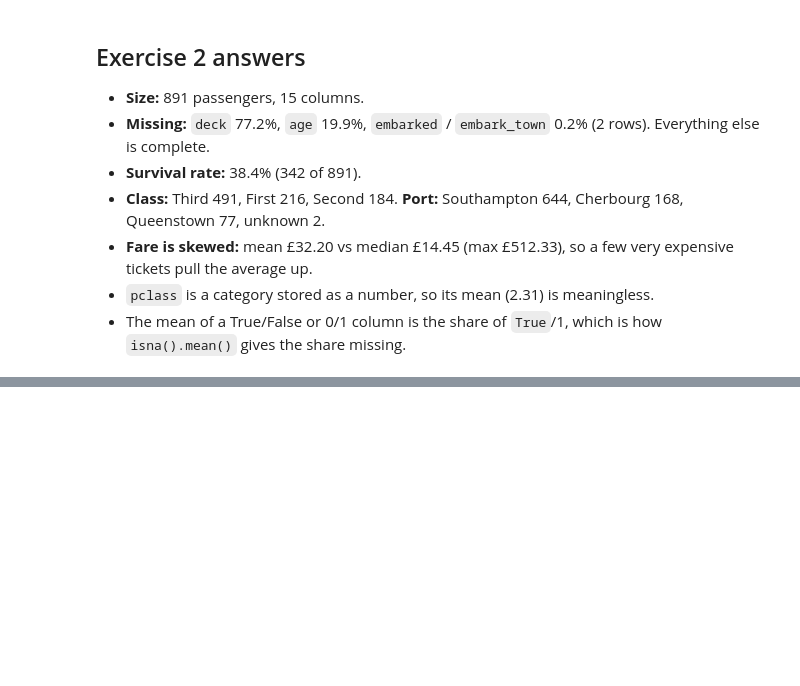
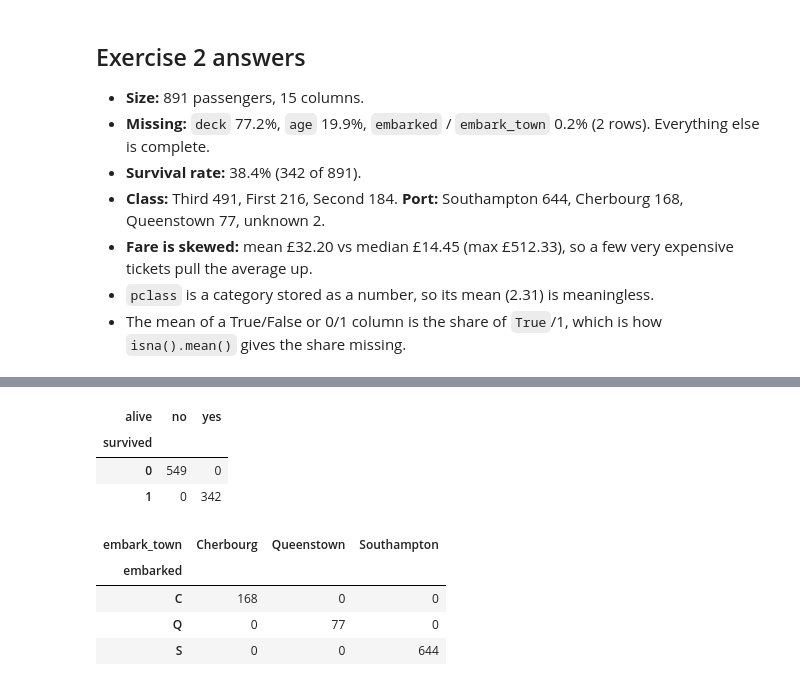
Before and after one commit to adam-c4d/pythonllm-practise, a Jupyter notebook: 02_data/titanic_eda.ipynb, the cells around one changed output, grey strips where cells are left out. Cells and saved outputs as stored; diff of their text form; code cells hidden in the pictures; blank space fills up the shorter version.

```diff
--- a/02_data/titanic_eda.ipynb
+++ b/02_data/titanic_eda.ipynb
@@ -129,0 +131,13 @@ Name: count, dtype: int64
+# %%
+display(pd.crosstab(df_raw["survived"], df_raw["alive"]))
+display(pd.crosstab(df_raw["embarked"], df_raw["embark_town"]))
+# %% [output]
+| alive | no | yes |
+| survived |  |  |
+| 0 | 549 | 0 |
+| 1 | 0 | 342 |
+| embark_town | Cherbourg | Queenstown | Southampton |
+| embarked |  |  |  |
+| C | 168 | 0 | 0 |
+| Q | 0 | 77 | 0 |
+| S | 0 | 0 | 644 |
```
Also changed, not shown: parts of 16 cells of this notebook, 2 other files.
